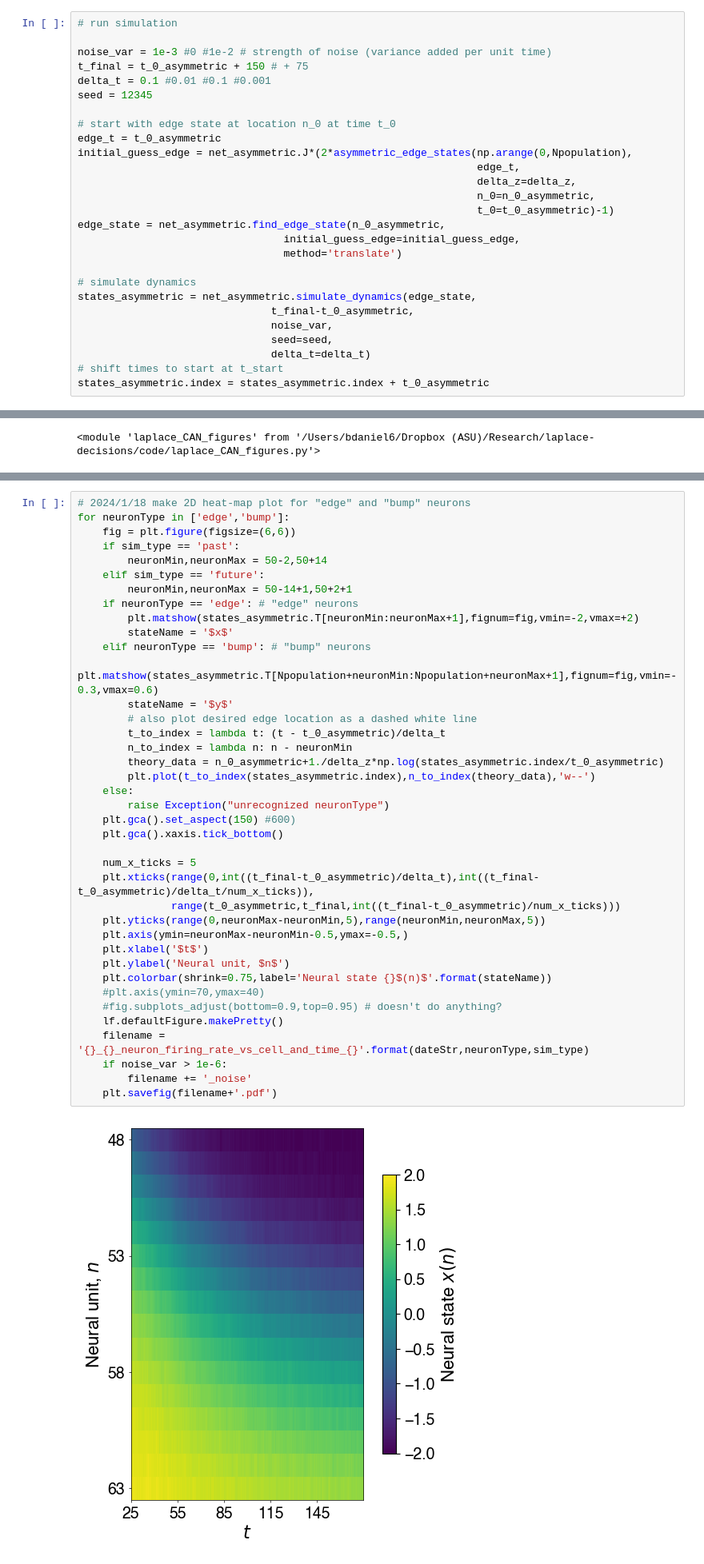
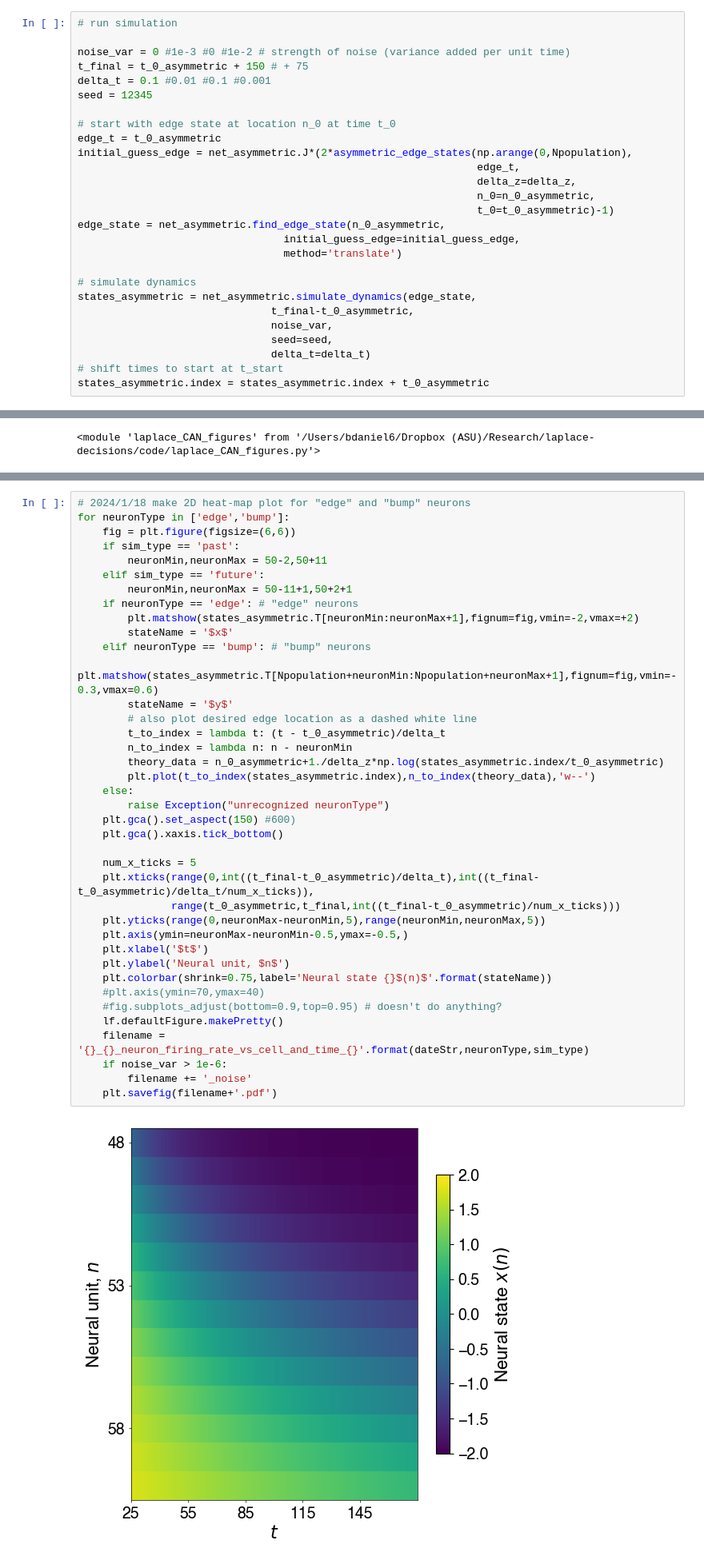
Before and after one commit to Collective-Logic-Lab/laplace-decisions, a Jupyter notebook: laplace-CAN-paper-figures.ipynb, the cells around one changed output, grey strips where cells are left out. Shown: that part at 80% size. Cells and saved outputs as stored; diff of their text form.

Commit message:
small tweaks to figures

```diff
--- a/laplace-CAN-paper-figures.ipynb
+++ b/laplace-CAN-paper-figures.ipynb
@@ -73,7 +73,7 @@ zero_velocity_asymmetric_edge_Jmat: edge_shift = 0.1256244214584455
 # %%
 # run simulation
 
-noise_var = 1e-3 #0 #1e-2 # strength of noise (variance added per unit time)
+noise_var = 0 #1e-3 #0 #1e-2 # strength of noise (variance added per unit time)
 t_final = t_0_asymmetric + 150 # + 75
 delta_t = 0.1 #0.01 #0.1 #0.001
 seed = 12345
@@ -223,39 +223,39 @@ plt.savefig(filename+'.pdf')
 for neuronType in ['edge','bump']:
     fig = plt.figure(figsize=(6,6))
     if sim_type == 'past':
-        neuronMin,neuronMax = 50-2,50+14
+        neuronMin,neuronMax = 50-2,50+11
     elif sim_type == 'future':
-        neuronMin,neuronMax = 50-14+1,50+2+1
+        neuronMin,neuronMax = 50-11+1,50+2+1
     if neuronType == 'edge': # "edge" neurons
         plt.matshow(states_asymmetric.T[neuronMin:neuronMax+1],fignum=fig,vmin=-2,vmax=+2)
         stateName = '$x$'
     elif neuronType == 'bump': # "bump" neurons
         plt.matshow(states_asymmetric.T[Npopulation+neuronMin:Npopulation+neuronMax+1],fignum=fig,vmin=-0.3,vmax=0.6)
         stateName = '$y$'
         # also plot desired edge location as a dashed white line
         t_to_index = lambda t: (t - t_0_asymmetric)/delta_t
         n_to_index = lambda n: n - neuronMin
         theory_data = n_0_asymmetric+1./delta_z*np.log(states_asymmetric.index/t_0_asymmetric)
         plt.plot(t_to_index(states_asymmetric.index),n_to_index(theory_data),'w--')
     else:
         raise Exception("unrecognized neuronType")
     plt.gca().set_aspect(150) #600)
     plt.gca().xaxis.tick_bottom()
 
     num_x_ticks = 5
     plt.xticks(range(0,int((t_final-t_0_asymmetric)/delta_t),int((t_final-t_0_asymmetric)/delta_t/num_x_ticks)),
                range(t_0_asymmetric,t_final,int((t_final-t_0_asymmetric)/num_x_ticks)))
     plt.yticks(range(0,neuronMax-neuronMin,5),range(neuronMin,neuronMax,5))
     plt.axis(ymin=neuronMax-neuronMin-0.5,ymax=-0.5,)
     plt.xlabel('$t$')
     plt.ylabel('Neural unit, $n$')
     plt.colorbar(shrink=0.75,label='Neural state {}$(n)$'.format(stateName))
     #plt.axis(ymin=70,ymax=40)
     #fig.subplots_adjust(bottom=0.9,top=0.95) # doesn't do anything?
     lf.defaultFigure.makePretty()
     filename = '{}_{}_neuron_firing_rate_vs_cell_and_time_{}'.format(dateStr,neuronType,sim_type)
     if noise_var > 1e-6:
         filename += '_noise'
     plt.savefig(filename+'.pdf')
 # %% [output]
-[figure, old version]
+[figure, new version]
```
Also changed, not shown: parts of 6 cells of this notebook, 1 other file.
